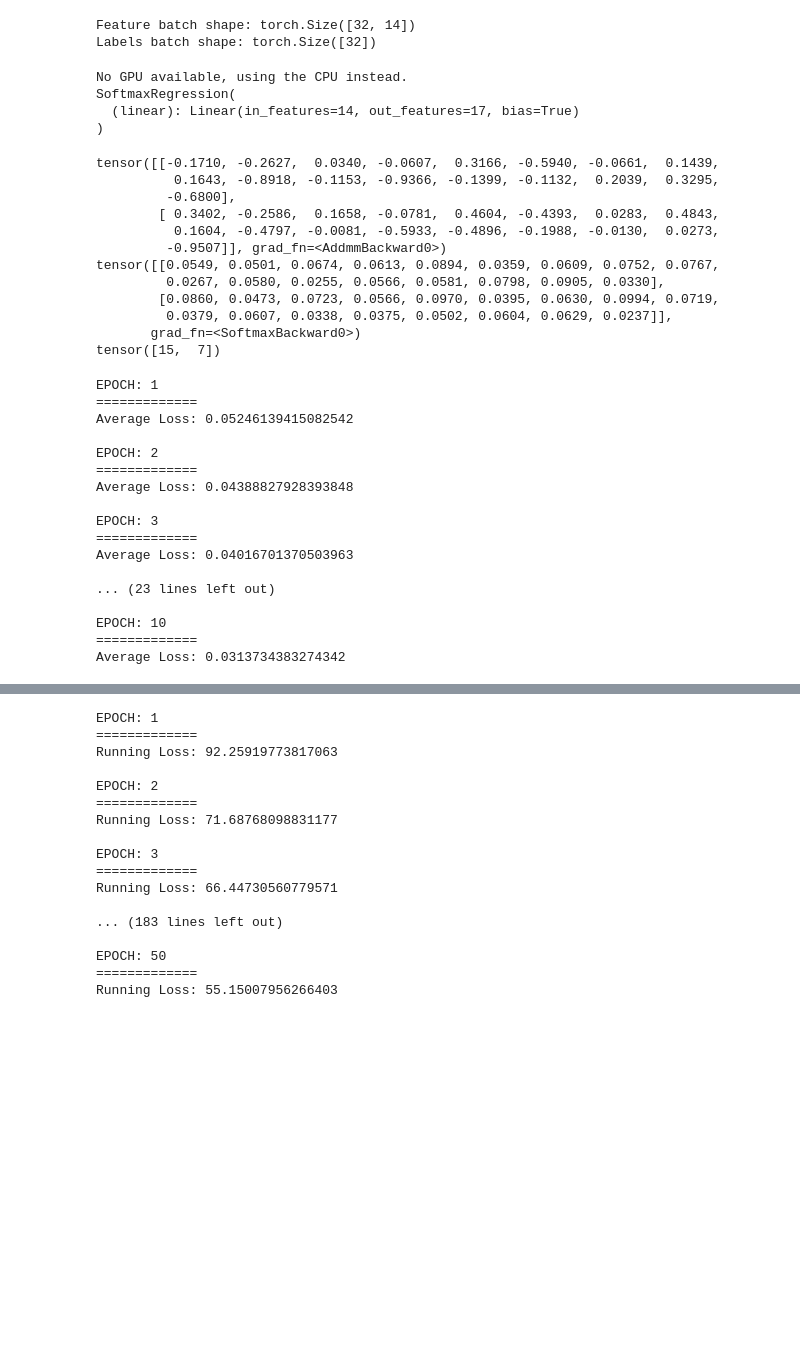
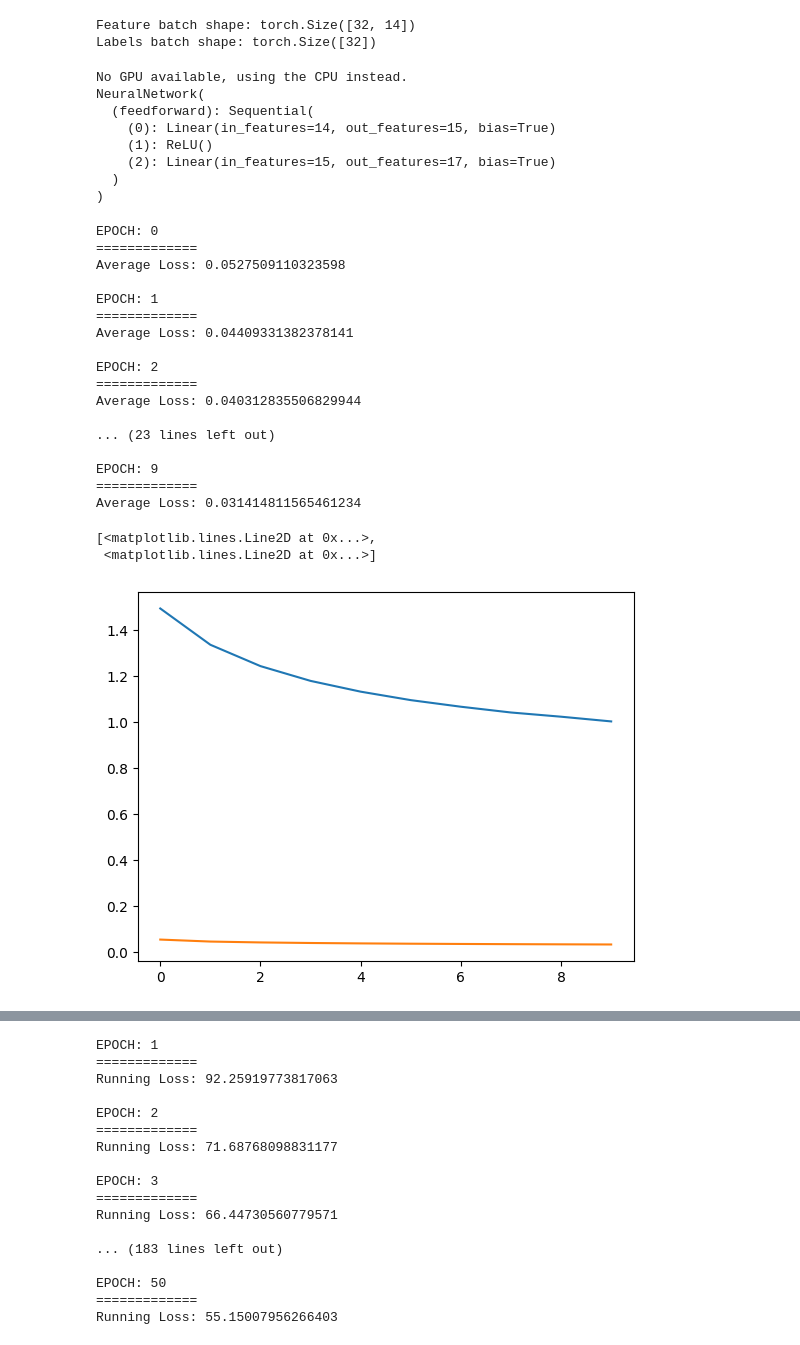
Before and after one commit to willcoomans5/mlb_predictions, a Jupyter notebook: mlb_game_data.ipynb, the cells around one changed output, grey strips where cells are left out. Saved outputs shown, nothing was run; the diff lists cells and outputs as text; code cells hidden in the pictures; blank space fills up the shorter version.

Commit message:
Add hidden layer with 15 nodes to model

```diff
--- a/mlb_game_data.ipynb
+++ b/mlb_game_data.ipynb
@@ -331,13 +325,17 @@ print(f'Labels batch shape: {train_labels.size()}')
 Feature batch shape: torch.Size([32, 14])
 Labels batch shape: torch.Size([32])
 # %%
-class SoftmaxRegression(nn.Module):
+class NeuralNetwork(nn.Module):
   def __init__(self):
     super().__init__()
-    self.linear = nn.Linear(14, 17, bias=True)
+    self.feedforward = nn.Sequential(
+        nn.Linear(14, 15, bias=True),
+        nn.ReLU(),
+        nn.Linear(15, 17, bias=True),
+    )
 
   def forward(self, x):
-    logits = self.linear(x)
+    logits = self.feedforward(x)
     return logits
 
   def pred_labels(self, logits):
@@ -423,62 +457,48 @@ else:
     print('No GPU available, using the CPU instead.')
     device = torch.device('cpu')
 
-model = SoftmaxRegression().to(device)
+model = NeuralNetwork().to(device)
 print(model)
 # %% [output]
 No GPU available, using the CPU instead.
-SoftmaxRegression(
-  (linear): Linear(in_features=14, out_features=17, bias=True)
+NeuralNetwork(
+  (feedforward): Sequential(
+    (0): Linear(in_features=14, out_features=15, bias=True)
+    (1): ReLU()
+    (2): Linear(in_features=15, out_features=17, bias=True)
+  )
 )
-# %%
-ex_data = torch.rand(2, 14, device=device)
-
-
-logits = model(ex_data)
-print(logits)
-
-# performs softmax along the columns, i.e. the sum of the columns is 1
-proba = nn.Softmax(dim=1)(logits)
-print(proba)
-
-
-print(torch.argmax(proba, dim=1))
-# %% [output]
-tensor([[-0.1710, -0.2627,  0.0340, -0.0607,  0.3166, -0.5940, -0.0661,  0.1439,
-          0.1643, -0.8918, -0.1153, -0.9366, -0.1399, -0.1132,  0.2039,  0.3295,
-         -0.6800],
-        [ 0.3402, -0.2586,  0.1658, -0.0781,  0.4604, -0.4393,  0.0283,  0.4843,
-          0.1604, -0.4797, -0.0081, -0.5933, -0.4896, -0.1988, -0.0130,  0.0273,
-         -0.9507]], grad_fn=<AddmmBackward0>)
-tensor([[0.0549, 0.0501, 0.0674, 0.0613, 0.0894, 0.0359, 0.0609, 0.0752, 0.0767,
-         0.0267, 0.0580, 0.0255, 0.0566, 0.0581, 0.0798, 0.0905, 0.0330],
-        [0.0860, 0.0473, 0.0723, 0.0566, 0.0970, 0.0395, 0.0630, 0.0994, 0.0719,
-         0.0379, 0.0607, 0.0338, 0.0375, 0.0502, 0.0604, 0.0629, 0.0237]],
-       grad_fn=<SoftmaxBackward0>)
-tensor([15,  7])
 # %%
-epochs = 10
+epochs = 100
 lr = 0.001
 momentum = 0.9
 
-train_model(model, train_dataloader, epochs, lr, momentum)
+train_losses, valid_losses = train_model(model, train_dataloader, epochs, lr, momentum)
 # %% [output]
+EPOCH: 0
+=============
+Average Loss: 0.0527509110323598
+
 EPOCH: 1
 =============
-Average Loss: 0.05246139415082542
+Average Loss: 0.04409331382378141
 
 EPOCH: 2
 =============
-Average Loss: 0.04388827928393848
-
-EPOCH: 3
-=============
-Average Loss: 0.04016701370503963
+Average Loss: 0.040312835506829944
 
 ... (23 lines left out)
 
-EPOCH: 10
+EPOCH: 9
 =============
-Average Loss: 0.0313734383274342
+Average Loss: 0.031414811565461234
+# %%
+
+x = torch.tensor(range(0, epochs))
+plt.plot(x, valid_losses, x, train_losses)
+# %% [output]
+[<matplotlib.lines.Line2D at 0x...>,
+ <matplotlib.lines.Line2D at 0x...>]
+[figure, added]
 # %%
 print('Training Set:')
```
Also changed, not shown: parts of 7 cells of this notebook.
